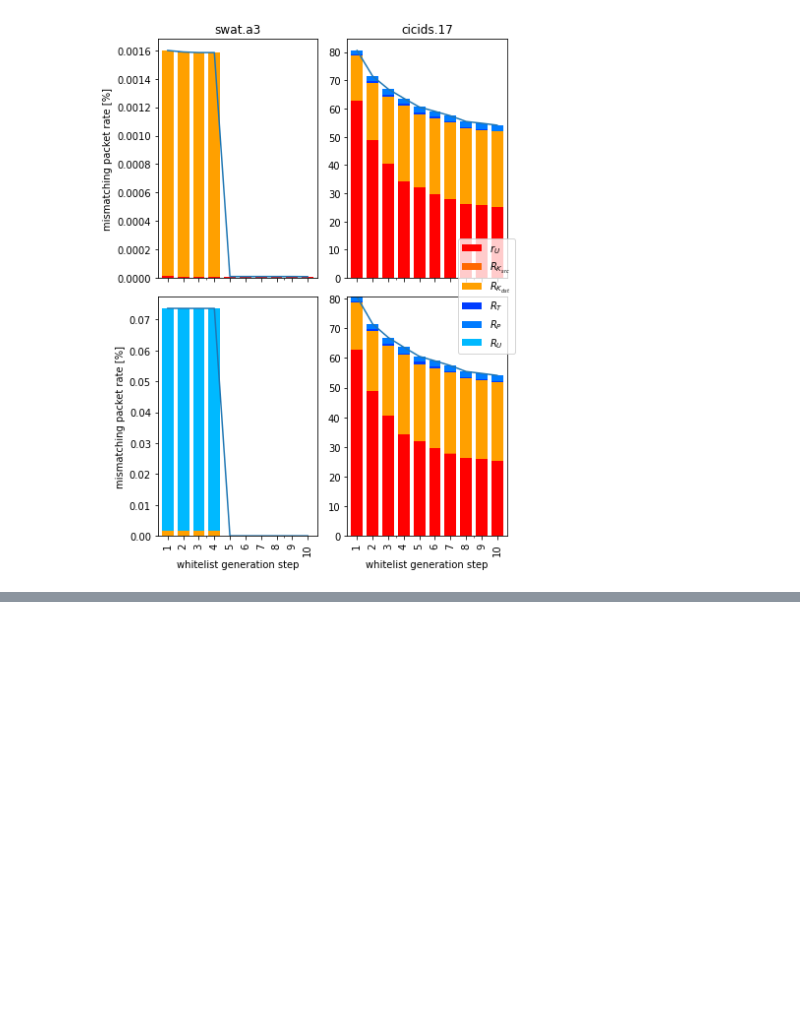
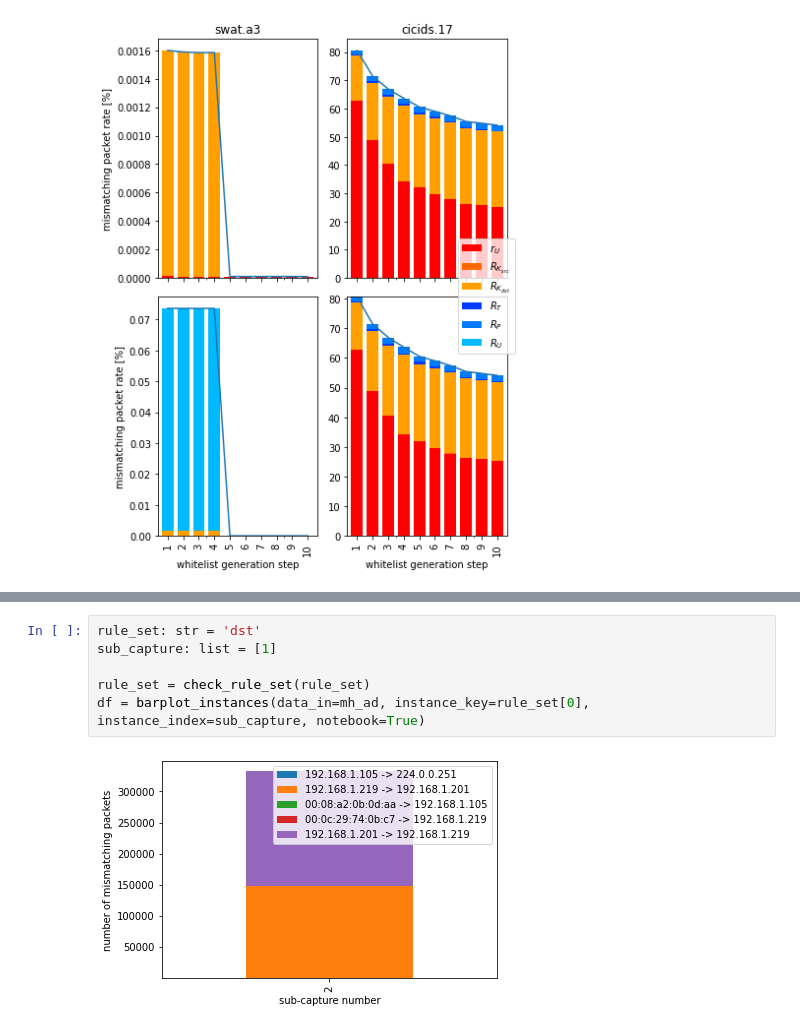
Before and after one commit to paulandr/CCS22_Whitelisting, a Jupyter notebook: whitelisting_scenarios.ipynb, the cells around one changed output, grey strips where cells are left out. Cells and saved outputs as stored; diff of their text form; blank space fills up the shorter version.

```diff
--- a/whitelisting_scenarios.ipynb
+++ b/whitelisting_scenarios.ipynb
@@ -151,0 +172,8 @@ g = plot_single_dataset(data_in=mh_ad, plot_elems=plot_elems['a2-com'], notebook
+# %%
+rule_set: str = 'dst'
+sub_capture: list = [1]
+
+rule_set = check_rule_set(rule_set)
+df = barplot_instances(data_in=mh_ad, instance_key=rule_set[0], instance_index=sub_capture, notebook=True)
+# %% [output]
+[figure, added]
```
Also changed, not shown: parts of 15 cells of this notebook.
